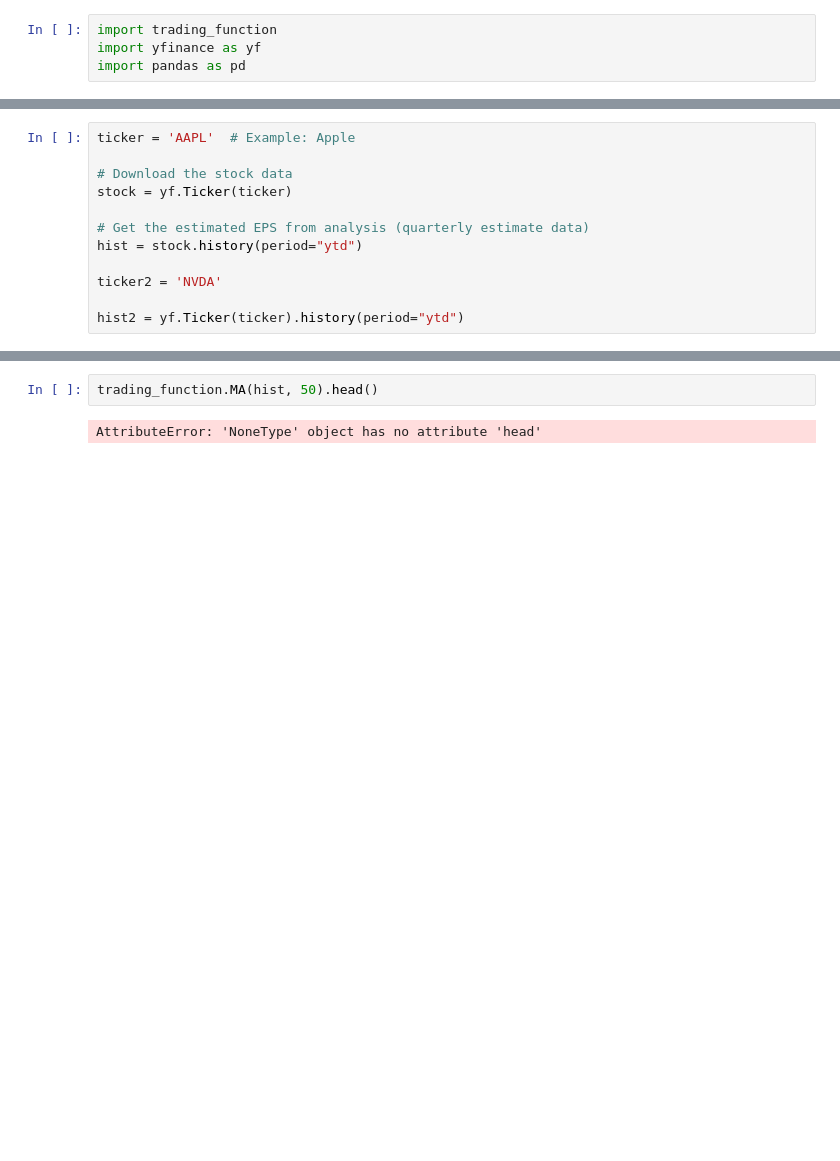
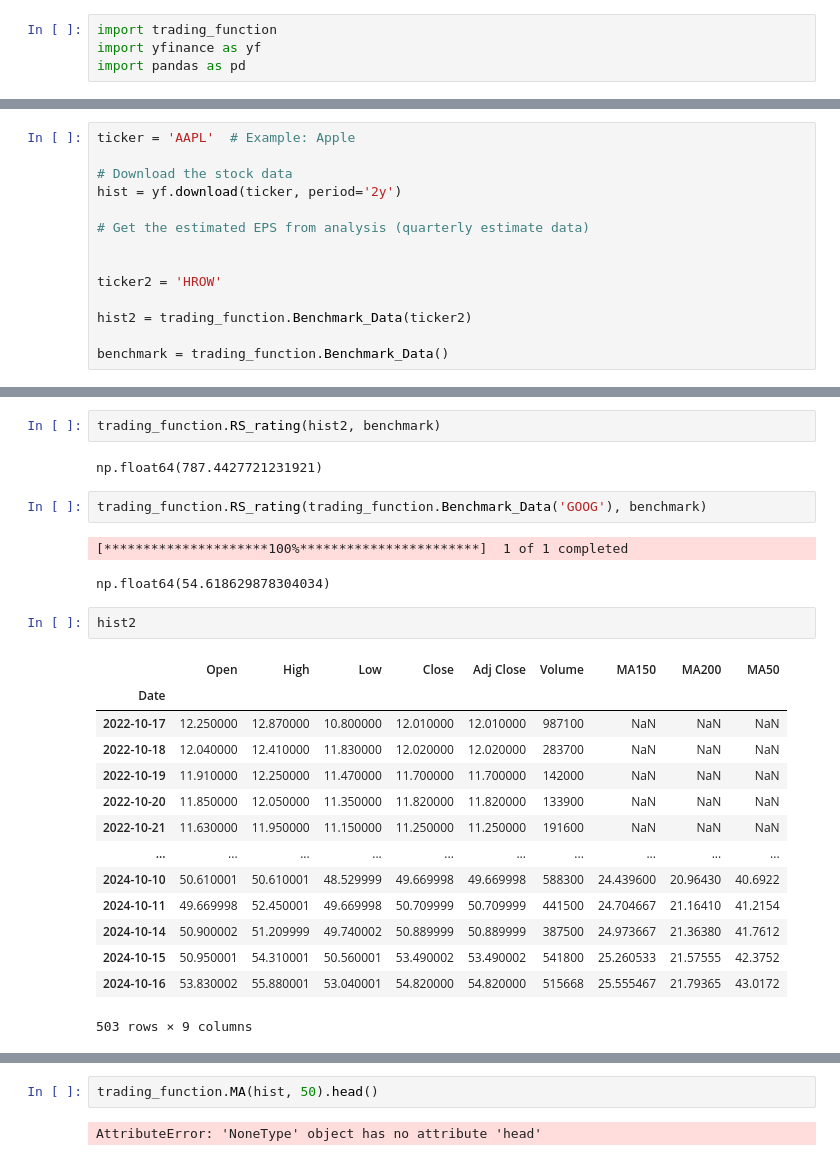
Before and after one commit to XinyangNick/Stocks_selection, a Jupyter notebook: test.ipynb, the cells around one changed output, grey strips where cells are left out. Cells and saved outputs as stored; diff of their text form; blank space fills up the shorter version.

```diff
--- a/test.ipynb
+++ b/test.ipynb
@@ -6,11 +25,13 @@ import pandas as pd
 ticker = 'AAPL'  # Example: Apple
 
 # Download the stock data
-stock = yf.Ticker(ticker)
+hist = yf.download(ticker, period='2y')
 
 # Get the estimated EPS from analysis (quarterly estimate data)
-hist = stock.history(period="ytd")
 
-ticker2 = 'NVDA'
 
-hist2 = yf.Ticker(ticker).history(period="ytd")
+ticker2 = 'HROW'
+
+hist2 = trading_function.Benchmark_Data(ticker2)
+
+benchmark = trading_function.Benchmark_Data()
@@ -16,0 +53,26 @@ hist2 = yf.Ticker(ticker).history(period="ytd")
+# %%
+trading_function.RS_rating(hist2, benchmark)
+# %% [output]
+np.float64(787.4427721231921)
+# %%
+trading_function.RS_rating(trading_function.Benchmark_Data('GOOG'), benchmark)
+# %% [output]
+[*********************100%***********************]  1 of 1 completed
+np.float64(54.618629878304034)
+# %%
+hist2
+# %% [output]
+|  | Open | High | Low | Close | Adj Close | Volume | MA150 | MA200 | MA50 |
+| Date |  |  |  |  |  |  |  |  |  |
+| 2022-10-17 | 12.250000 | 12.870000 | 10.800000 | 12.010000 | 12.010000 | 987100 | NaN | NaN | NaN |
+| 2022-10-18 | 12.040000 | 12.410000 | 11.830000 | 12.020000 | 12.020000 | 283700 | NaN | NaN | NaN |
+| 2022-10-19 | 11.910000 | 12.250000 | 11.470000 | 11.700000 | 11.700000 | 142000 | NaN | NaN | NaN |
+| 2022-10-20 | 11.850000 | 12.050000 | 11.350000 | 11.820000 | 11.820000 | 133900 | NaN | NaN | NaN |
+| 2022-10-21 | 11.630000 | 11.950000 | 11.150000 | 11.250000 | 11.250000 | 191600 | NaN | NaN | NaN |
+| ... | ... | ... | ... | ... | ... | ... | ... | ... | ... |
+| 2024-10-10 | 50.610001 | 50.610001 | 48.529999 | 49.669998 | 49.669998 | 588300 | 24.439600 | 20.96430 | 40.6922 |
+| 2024-10-11 | 49.669998 | 52.450001 | 49.669998 | 50.709999 | 50.709999 | 441500 | 24.704667 | 21.16410 | 41.2154 |
+| 2024-10-14 | 50.900002 | 51.209999 | 49.740002 | 50.889999 | 50.889999 | 387500 | 24.973667 | 21.36380 | 41.7612 |
+| 2024-10-15 | 50.950001 | 54.310001 | 50.560001 | 53.490002 | 53.490002 | 541800 | 25.260533 | 21.57555 | 42.3752 |
+| 2024-10-16 | 53.830002 | 55.880001 | 53.040001 | 54.820000 | 54.820000 | 515668 | 25.555467 | 21.79365 | 43.0172 |
+503 rows × 9 columns
```
Also changed, not shown: parts of 19 cells of this notebook, 1 other file.
